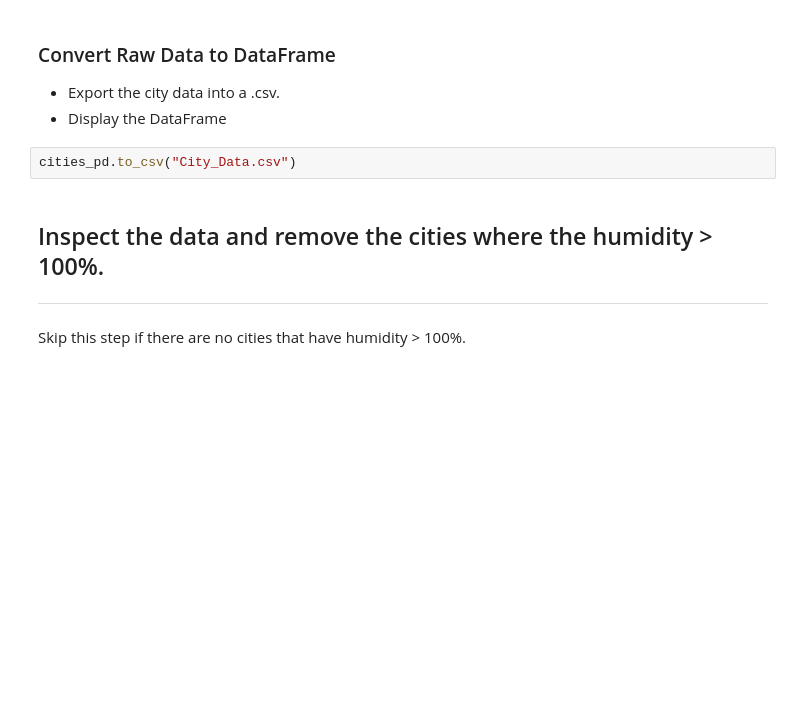
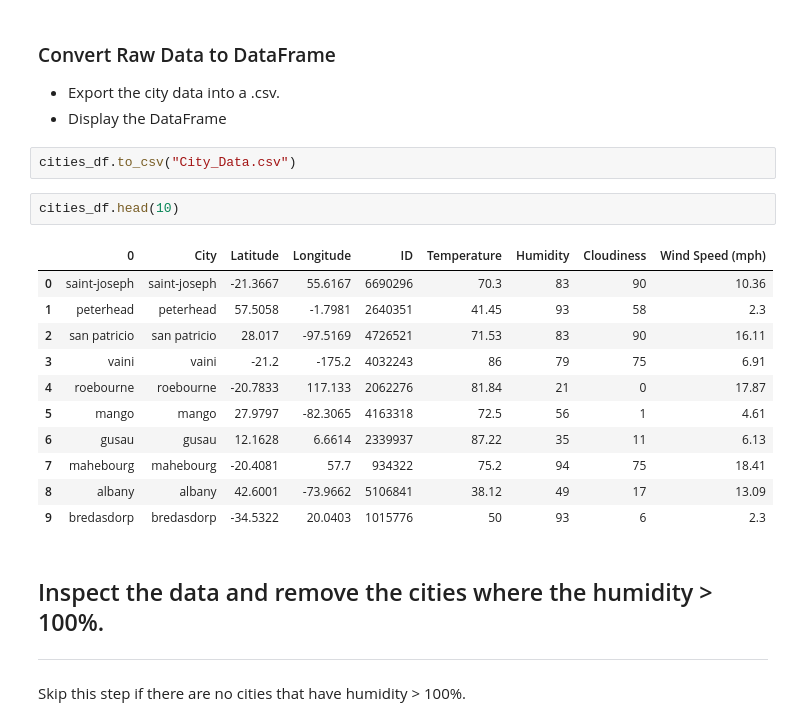
Before and after one commit to caseyjuergens/python-api-challenge, a Jupyter notebook: starter_code/WeatherPy.ipynb, the cells around one changed output. Drawn from its saved outputs; the diff is of its cells as text; blank space fills up the shorter version.

```diff
--- a/starter_code/WeatherPy.ipynb
+++ b/starter_code/WeatherPy.ipynb
@@ -160,7 +140,21 @@ cities_df.head(30)
 * Export the city data into a .csv.
 * Display the DataFrame
 # %%
-cities_pd.to_csv("City_Data.csv")
+cities_df.to_csv("City_Data.csv")
+# %%
+cities_df.head(10)
+# %% [output]
+|  | 0 | City | Latitude | Longitude | ID | Temperature | Humidity | Cloudiness | Wind Speed (mph) |
+| 0 | saint-joseph | saint-joseph | -21.3667 | 55.6167 | 6690296 | 70.3 | 83 | 90 | 10.36 |
+| 1 | peterhead | peterhead | 57.5058 | -1.7981 | 2640351 | 41.45 | 93 | 58 | 2.3 |
+| 2 | san patricio | san patricio | 28.017 | -97.5169 | 4726521 | 71.53 | 83 | 90 | 16.11 |
+| 3 | vaini | vaini | -21.2 | -175.2 | 4032243 | 86 | 79 | 75 | 6.91 |
+| 4 | roebourne | roebourne | -20.7833 | 117.133 | 2062276 | 81.84 | 21 | 0 | 17.87 |
+| 5 | mango | mango | 27.9797 | -82.3065 | 4163318 | 72.5 | 56 | 1 | 4.61 |
+| 6 | gusau | gusau | 12.1628 | 6.6614 | 2339937 | 87.22 | 35 | 11 | 6.13 |
+| 7 | mahebourg | mahebourg | -20.4081 | 57.7 | 934322 | 75.2 | 94 | 75 | 18.41 |
+| 8 | albany | albany | 42.6001 | -73.9662 | 5106841 | 38.12 | 49 | 17 | 13.09 |
+| 9 | bredasdorp | bredasdorp | -34.5322 | 20.0403 | 1015776 | 50 | 93 | 6 | 2.3 |
 # %% [markdown]
 ## Inspect the data and remove the cities where the humidity > 100%.
 ----
```
Also changed, not shown: parts of 4 cells of this notebook, 1 other file.
